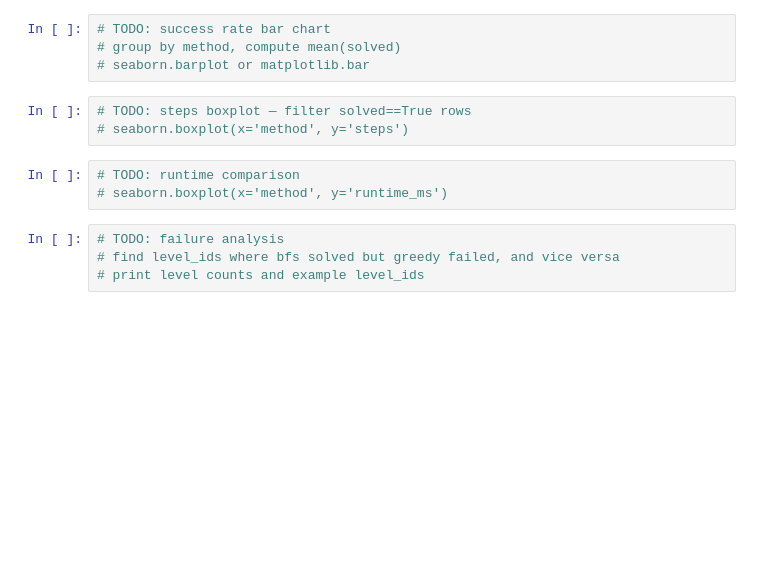
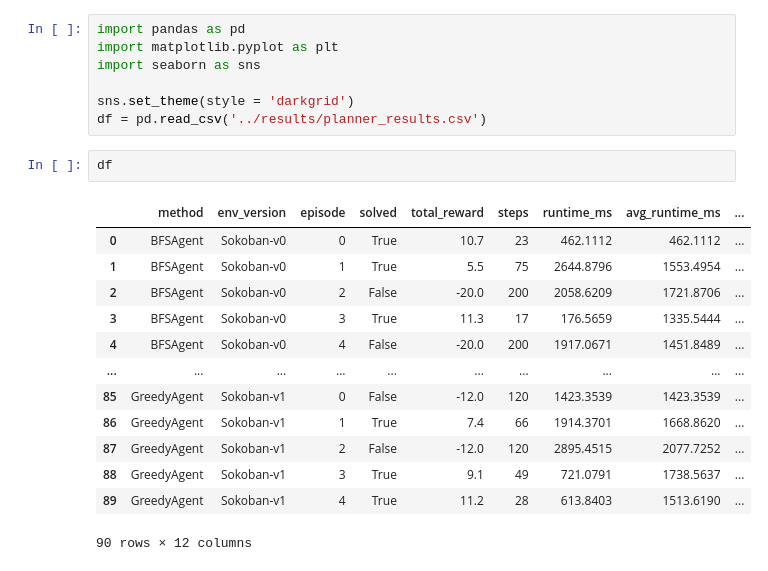
Before and after one commit to janhqnguyen2020/SokobanML, a Jupyter notebook: notebooks/planner_comparison.ipynb, the cells around one changed output. Drawn from its saved outputs; the diff is of its cells as text; blank space fills up the shorter version.

Commit message:
Add data visualization: logger, planner metrics CSV, planner comparison notebook

```diff
--- a/notebooks/planner_comparison.ipynb
+++ b/notebooks/planner_comparison.ipynb
@@ -20,14 +1,23 @@ comparison charts for the final report.
-# %%
-# TODO: success rate bar chart
-# group by method, compute mean(solved)
-# seaborn.barplot or matplotlib.bar
-# %%
-# TODO: steps boxplot — filter solved==True rows
-# seaborn.boxplot(x='method', y='steps')
-# %%
-# TODO: runtime comparison
-# seaborn.boxplot(x='method', y='runtime_ms')
-# %%
-# TODO: failure analysis
-# find level_ids where bfs solved but greedy failed, and vice versa
-# print level counts and example level_ids
+# %%
+import pandas as pd
+import matplotlib.pyplot as plt
+import seaborn as sns
+
+sns.set_theme(style = 'darkgrid')
+df = pd.read_csv('../results/planner_results.csv')
+# %%
+df
+# %% [output]
+|  | method | env_version | episode | solved | total_reward | steps | runtime_ms | avg_runtime_ms | ... |
+| 0 | BFSAgent | Sokoban-v0 | 0 | True | 10.7 | 23 | 462.1112 | 462.1112 | ... |
+| 1 | BFSAgent | Sokoban-v0 | 1 | True | 5.5 | 75 | 2644.8796 | 1553.4954 | ... |
+| 2 | BFSAgent | Sokoban-v0 | 2 | False | -20.0 | 200 | 2058.6209 | 1721.8706 | ... |
+| 3 | BFSAgent | Sokoban-v0 | 3 | True | 11.3 | 17 | 176.5659 | 1335.5444 | ... |
+| 4 | BFSAgent | Sokoban-v0 | 4 | False | -20.0 | 200 | 1917.0671 | 1451.8489 | ... |
+| ... | ... | ... | ... | ... | ... | ... | ... | ... | ... |
+| 85 | GreedyAgent | Sokoban-v1 | 0 | False | -12.0 | 120 | 1423.3539 | 1423.3539 | ... |
+| 86 | GreedyAgent | Sokoban-v1 | 1 | True | 7.4 | 66 | 1914.3701 | 1668.8620 | ... |
+| 87 | GreedyAgent | Sokoban-v1 | 2 | False | -12.0 | 120 | 2895.4515 | 2077.7252 | ... |
+| 88 | GreedyAgent | Sokoban-v1 | 3 | True | 9.1 | 49 | 721.0791 | 1738.5637 | ... |
+| 89 | GreedyAgent | Sokoban-v1 | 4 | True | 11.2 | 28 | 613.8403 | 1513.6190 | ... |
+90 rows × 12 columns
```
Also changed, not shown: parts of 8 cells of this notebook, 8 other files.
